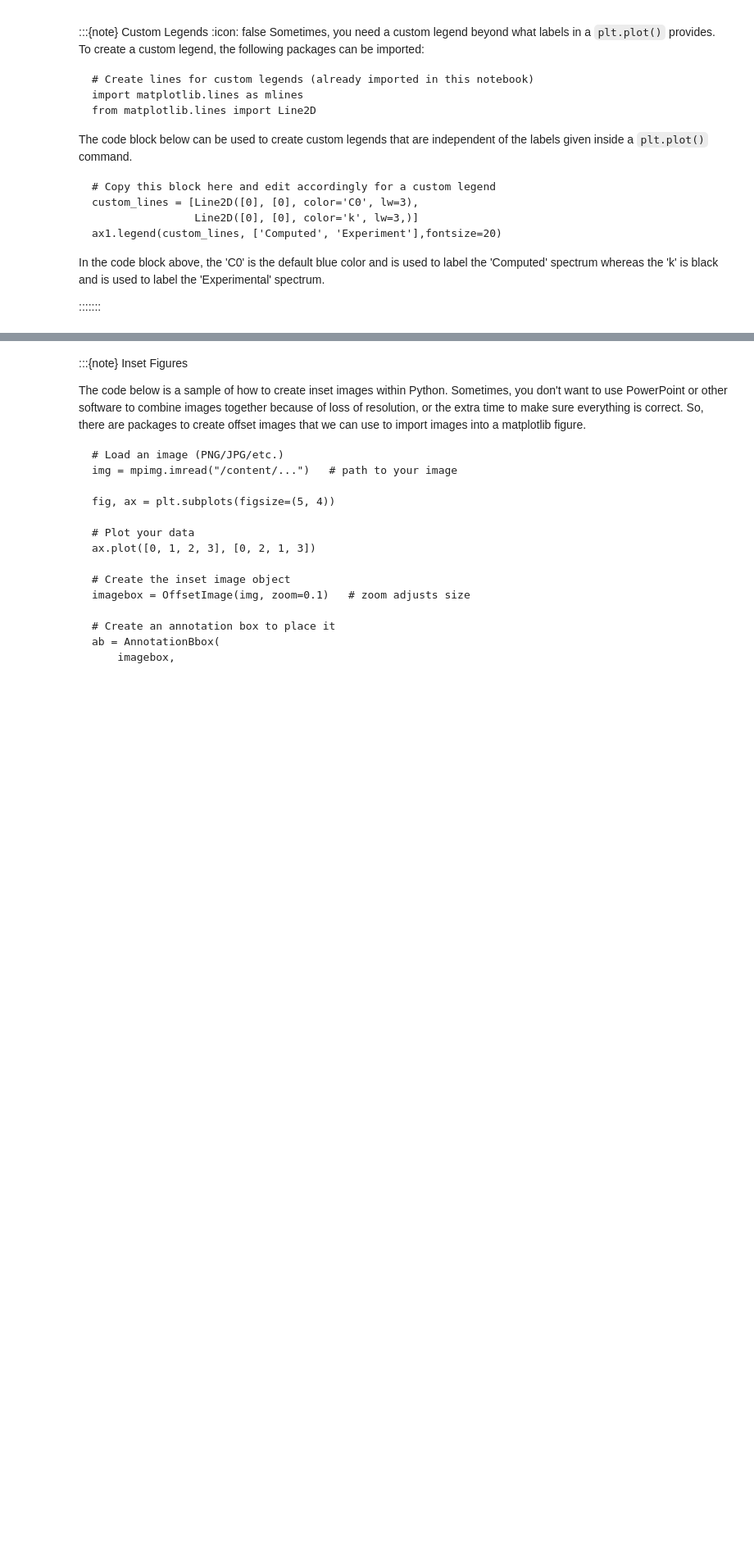
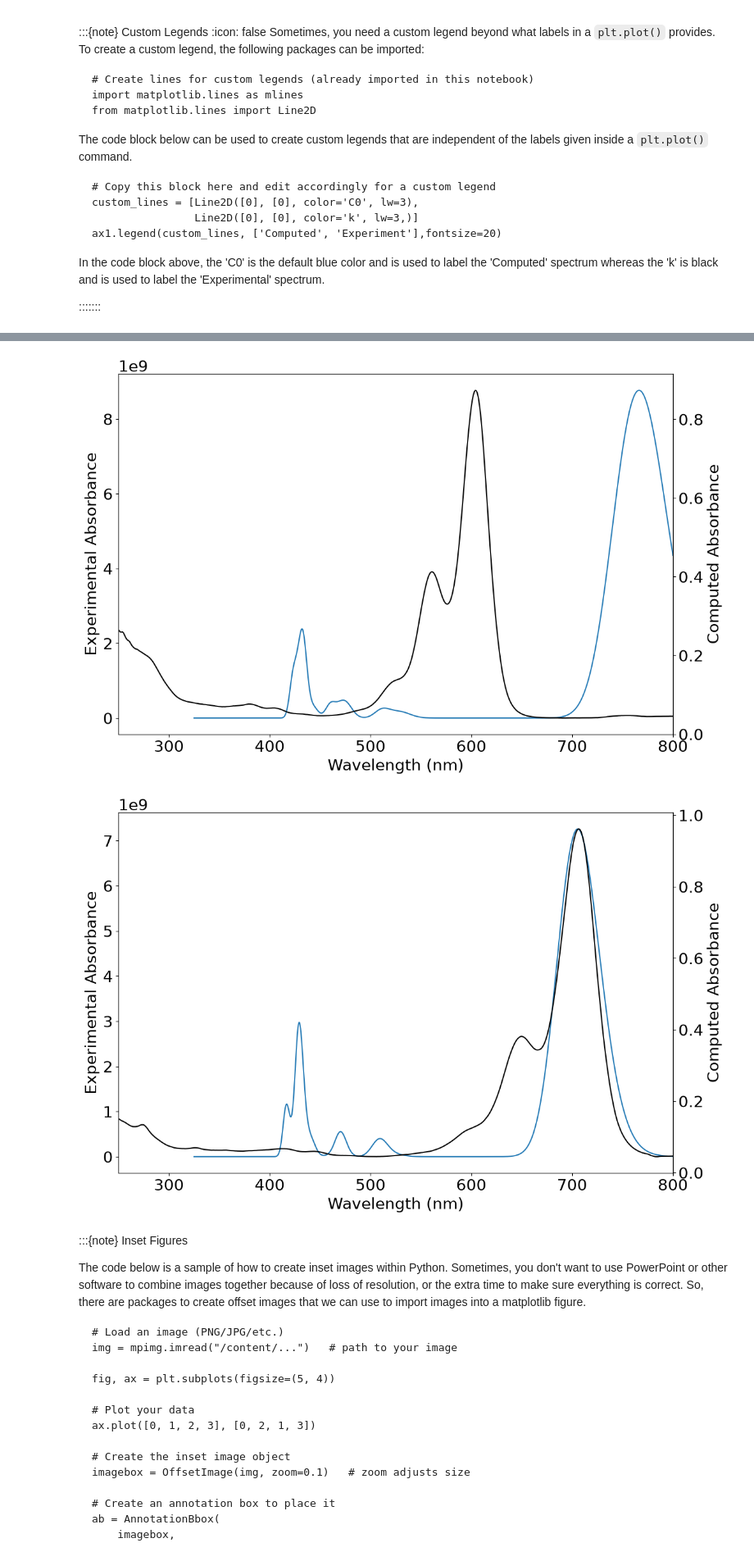
Before and after one commit to act-cms/absorption-of-conjugated-dyes-with-finite-well-PIB, a Jupyter notebook: 02_absorption-conjugated-dyes-activity/Instructor-Key.ipynb, the cells around one changed output, grey strips where cells are left out. Shown at 82% size. Saved outputs shown, nothing was run; the diff lists cells and outputs as text; code cells hidden in the pictures; blank space fills up the shorter version.

```diff
--- a/02_absorption-conjugated-dyes-activity/Instructor-Key.ipynb
+++ b/02_absorption-conjugated-dyes-activity/Instructor-Key.ipynb
@@ -268,3 +281,75 @@ plt.tight_layout()
+# %%
+# Repeat this for dyes 2 and 3 so you have figures for all the dyes
+
+# Use a twin axis to plot the computed spectrum on one axis and the experimental spectrum on a twin second axis
+# This allows for qualitative comparisons since intensities are relative.
+
+fig, ax1 = plt.subplots(figsize=(12,8))
+ax2 = ax1.twinx() # Create a dual-axis plot
+
+
+# Plot the computed spectra (data) and the vertical lines (transitions)
+# Shift the x values by the difference between the computed and experimental peaks
+ax1.plot(X+225,comp_spec_dye3,'C0')
+
+# Plot the experimental UV-Vis data
+ax2.plot(dye3_exp.Wavelength,dye3_exp.Absorbance,'k')
+#plt.plot(dye2.Wavelength,dye2.Absorbance)
+#plt.plot(dye3.Wavelength,dye3.Absorbance)
+
+# Grabs the default axes limits
+#ymin1,ymax1=ax1.get_ylim()
+#ymin2,ymax2=ax2.get_ylim()
+
+# Set the bounds on each axis by changing the values inside the parentheses
+#ax1.set_ylim(ymin1,ymax2)
+#ax2.set_ylim(ymin2,ymax2)
+
+#Set the x limits to the experimental spectral range (250-800 nm)
+ax1.set_xlim(250,800)
+# Label the axes in a subplot using the Axes methods set_xlabel() and set_ylabel()
+ax1.set_xlabel('Wavelength (nm)')
+ax1.set_ylabel('Experimental Absorbance')
+ax2.set_ylabel('Computed Absorbance')
+
+plt.tight_layout()
+
+# Repeat this for dyes 2 and 3 so you have figures for all the dyes
+# Use a twin axis to plot the computed spectrum on one axis and the experimental spectrum on a twin second axis
+# This allows for qualitative comparisons since intensities are relative.
+
+fig, ax1 = plt.subplots(figsize=(12,8))
+ax2 = ax1.twinx() # Create a dual-axis plot
+
+
+# Plot the computed spectra (data) and the vertical lines (transitions)
+# Shift the x values by the difference between the computed and experimental peaks
+ax1.plot(X+225,comp_spec_dye2,'C0')
+
+# Plot the experimental UV-Vis data
+ax2.plot(dye2_exp.Wavelength,dye2_exp.Absorbance,'k')
+#plt.plot(dye2.Wavelength,dye2.Absorbance)
+#plt.plot(dye3.Wavelength,dye3.Absorbance)
+
+# Grabs the default axes limits
+#ymin1,ymax1=ax1.get_ylim()
+#ymin2,ymax2=ax2.get_ylim()
+
+# Set the bounds on each axis by changing the values inside the parentheses
+#ax1.set_ylim(ymin1,ymax2)
+#ax2.set_ylim(ymin2,ymax2)
+
+#Set the x limits to the experimental spectral range (250-800 nm)
+ax1.set_xlim(250,800)
+# Label the axes in a subplot using the Axes methods set_xlabel() and set_ylabel()
+ax1.set_xlabel('Wavelength (nm)')
+ax1.set_ylabel('Experimental Absorbance')
+ax2.set_ylabel('Computed Absorbance')
+
+plt.tight_layout()
+# %% [output]
+[figure, added]
+[figure, added]
 # %% [markdown]
 :::{note} Inset Figures
 
```
Also changed, not shown: parts of 8 cells of this notebook, 6 other files.
